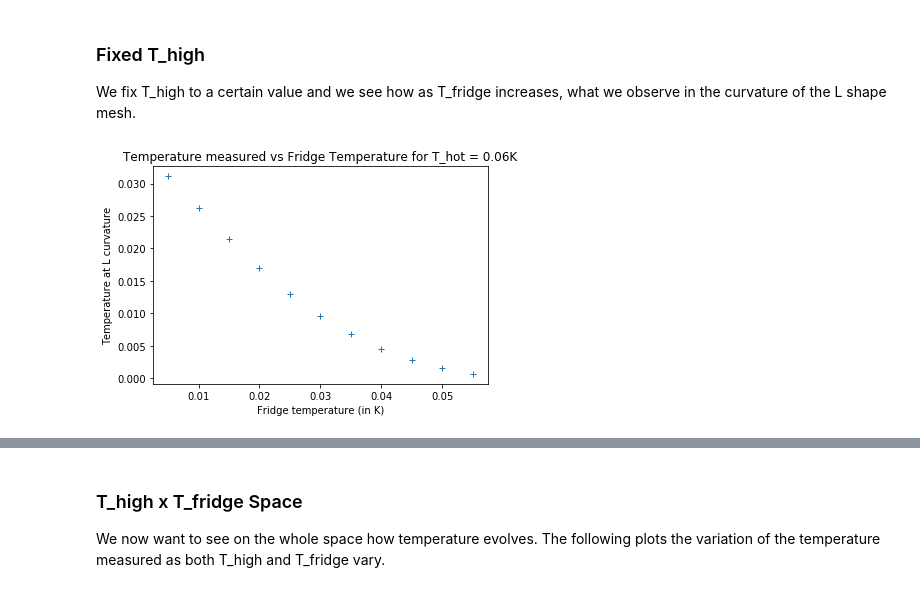
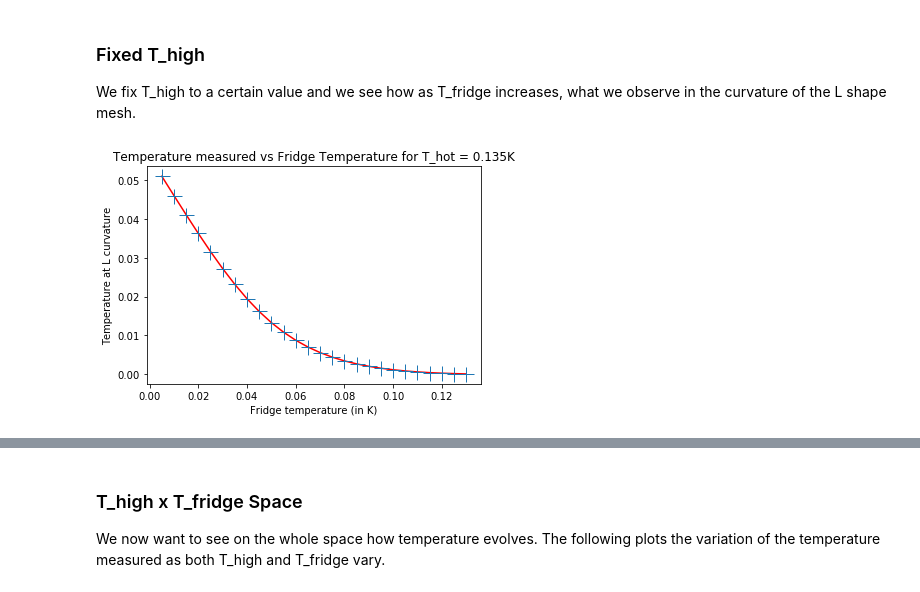
Before and after one commit to paulthulstrup/moose, a Jupyter notebook: modules/thermopower_diffusion/thermopower_analysis.ipynb, the cells around one changed output, grey strips where cells are left out. Saved outputs shown, nothing was run; the diff lists cells and outputs as text; code cells hidden in the pictures.

```diff
--- a/modules/thermopower_diffusion/thermopower_analysis.ipynb
+++ b/modules/thermopower_diffusion/thermopower_analysis.ipynb
@@ -24,25 +24,25 @@ data = df.values
 
 We fix T_high to a certain value and we see how as T_fridge increases, what we observe in the curvature of the L shape mesh.
 # %%
-index = 10
+index = 25
 T_hot_val = T_hot[index]
 T_meas = data[index]
-
 
 x = []
 y = []
 
 for i in range(len(T_meas)):
     if T_meas[i] > 0:
         x.append(T_fridge[i])
         y.append(T_meas[i]-T_fridge[i])
 
 
 plt.xlabel("Fridge temperature (in K)")
 plt.ylabel("Temperature at L curvature")
 title = "Temperature measured vs Fridge Temperature for T_hot = " + str(T_hot_val) + "K"
 plt.title(title)
-plt.plot(x, y, "+")
+plt.plot(x, y, c="red")
+plt.plot(x, y, "+", markersize=15)
 plt.show()
 # %% [output]
-[figure, old version]
+[figure, new version]
```
Also changed, not shown: parts of 8 cells of this notebook, 6 other files.
